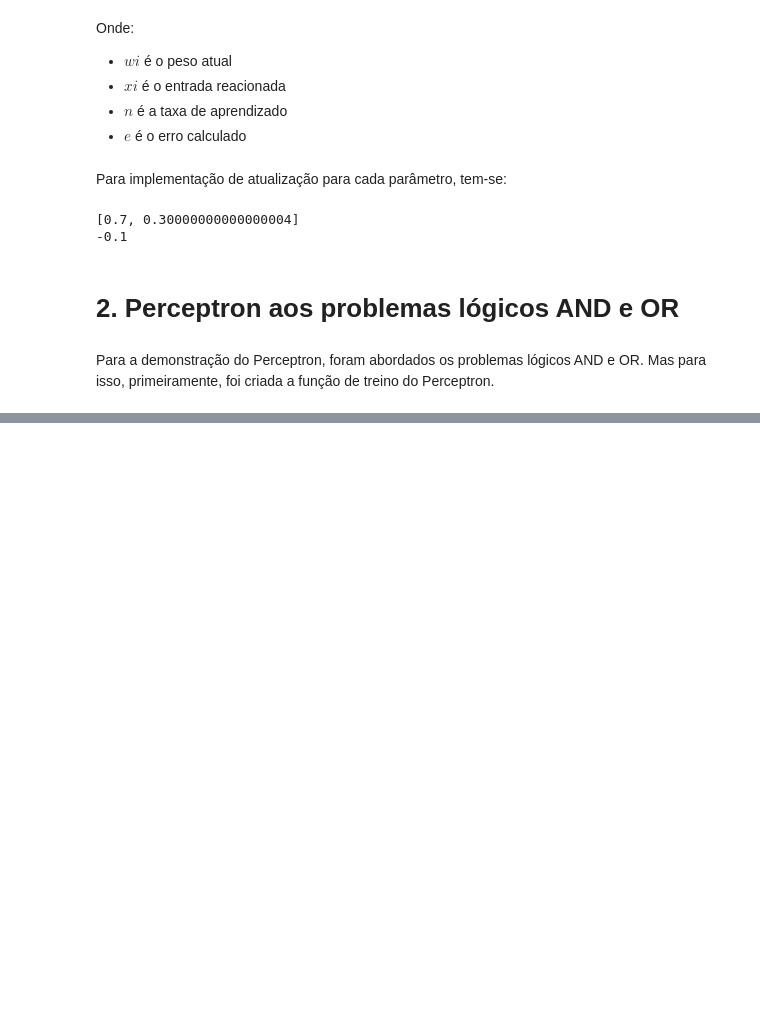
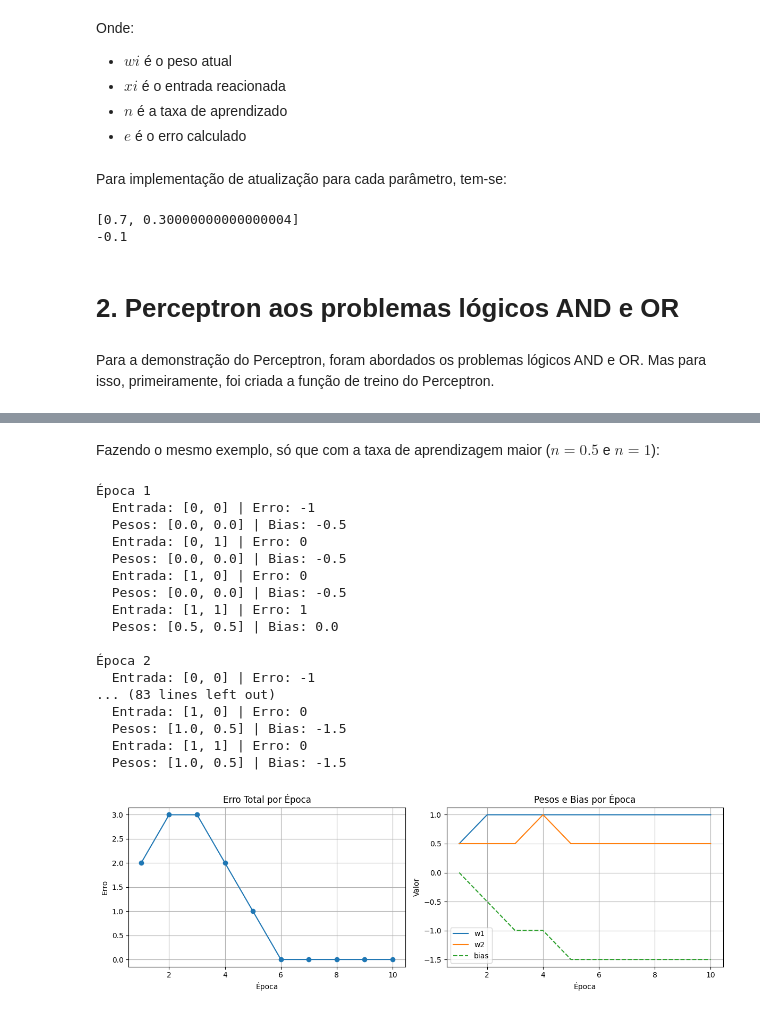
Before and after one commit to Redes-Neurais-2025-1/G_FilipePinheiro_Perceptron, a Jupyter notebook: perceptron.ipynb, the cells around one changed output, grey strips where cells are left out. Saved outputs shown, nothing was run; the diff lists cells and outputs as text; code cells hidden in the pictures; blank space fills up the shorter version.

```diff
--- a/perceptron.ipynb
+++ b/perceptron.ipynb
@@ -147,0 +233,28 @@ Para a demonstração do Perceptron, foram abordados os problemas lógicos AND e
+# %% [markdown]
+Fazendo o mesmo exemplo, só que com a taxa de aprendizagem maior ($n = 0.5$ e $n = 1$):
+# %%
+##AND com n = 0.5
+entradas = [[0, 0], [0, 1], [1, 0], [1, 1]]
+saidas = [0, 0, 0, 1]
+
+w, b, erros, pesos, bias = train(entradas, saidas, 0.5, 10)
+plot(erros, pesos, bias)
+# %% [output]
+Época 1
+  Entrada: [0, 0] | Erro: -1
+  Pesos: [0.0, 0.0] | Bias: -0.5
+  Entrada: [0, 1] | Erro: 0
+  Pesos: [0.0, 0.0] | Bias: -0.5
+  Entrada: [1, 0] | Erro: 0
+  Pesos: [0.0, 0.0] | Bias: -0.5
+  Entrada: [1, 1] | Erro: 1
+  Pesos: [0.5, 0.5] | Bias: 0.0
+
+Época 2
+  Entrada: [0, 0] | Erro: -1
+... (83 lines left out)
+  Entrada: [1, 0] | Erro: 0
+  Pesos: [1.0, 0.5] | Bias: -1.5
+  Entrada: [1, 1] | Erro: 0
+  Pesos: [1.0, 0.5] | Bias: -1.5
+[figure, added]
```
Also changed, not shown: parts of 12 cells of this notebook.
